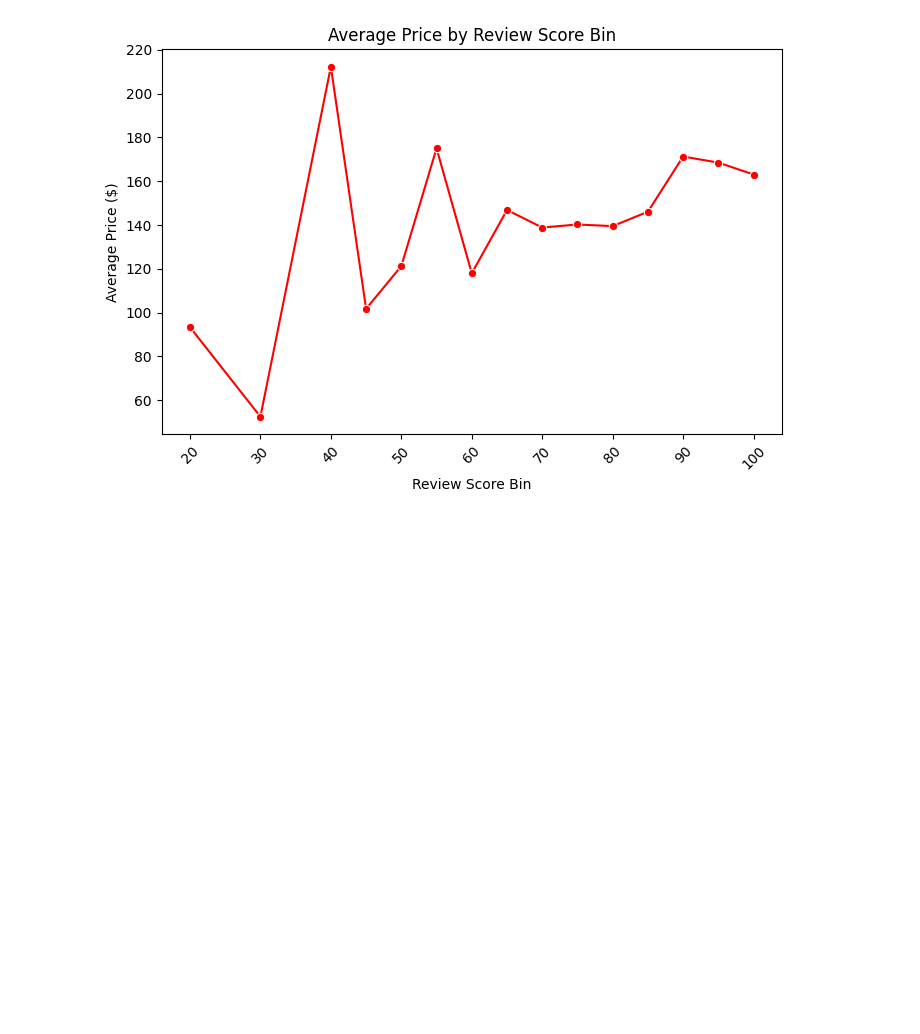
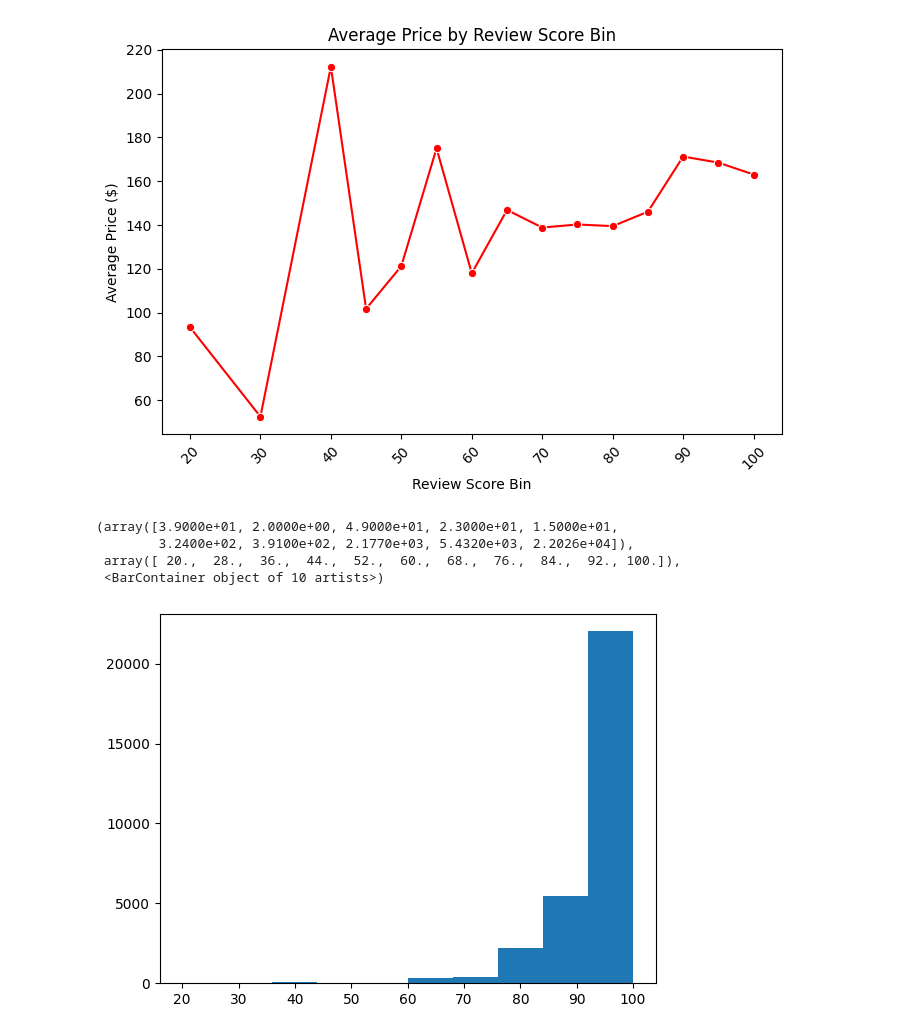
Before and after one commit to anitajn86/DATA-VIZ, a Jupyter notebook: ProjectPartA.ipynb, the cells around one changed output. Drawn from its saved outputs; the diff is of its cells as text; code cells hidden in the pictures; blank space fills up the shorter version.

```diff
--- a/ProjectPartA.ipynb
+++ b/ProjectPartA.ipynb
@@ -341,3 +352,11 @@ plt.xticks(rotation=45)
 plt.show()
 # %% [output]
 [figure]
+# %%
+plt.hist(data=data,x="Review Scores Rating")
+# %% [output]
+(array([3.9000e+01, 2.0000e+00, 4.9000e+01, 2.3000e+01, 1.5000e+01,
+        3.2400e+02, 3.9100e+02, 2.1770e+03, 5.4320e+03, 2.2026e+04]),
+ array([ 20.,  28.,  36.,  44.,  52.,  60.,  68.,  76.,  84.,  92., 100.]),
+ <BarContainer object of 10 artists>)
+[figure, added]
```
Also changed, not shown: parts of 3 cells of this notebook, 1 other file.
